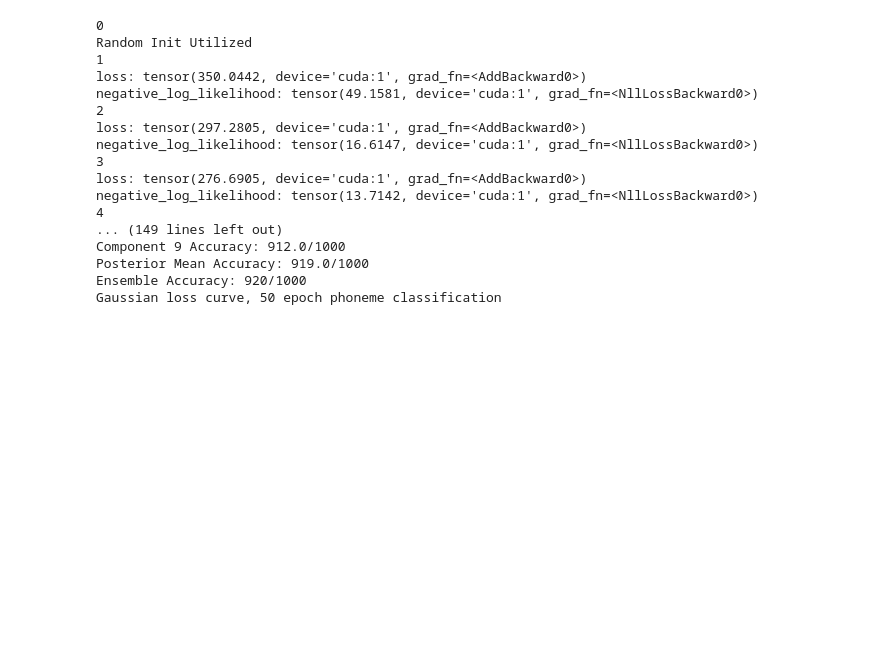
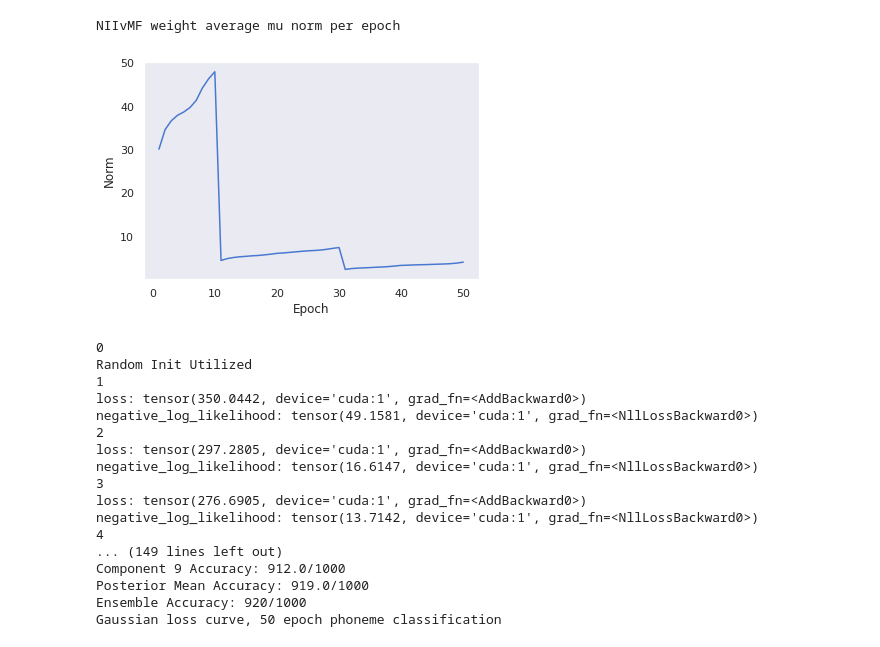
Before and after one commit to LeifMartin/BNN, a Jupyter notebook: Classification.ipynb, the cells around one changed output. Saved outputs shown, nothing was run; the diff lists cells and outputs as text; code cells hidden in the pictures; blank space fills up the shorter version.

Commit message:
Better plots and more representative results.

```diff
--- a/Classification.ipynb
+++ b/Classification.ipynb
@@ -286,6 +294,7 @@ vMF loss, 10 epoch phoneme classification
 # %%
 epochs = 30
 trtimes  = []
+norm_w_mu_layer1 = []
 # make inference on 10 networks
 for i in range(0, 1):
     print(i)
@@ -298,18 +307,21 @@ for i in range(0, 1):
 
         train = FVMF.train(net, dtrain, SAMPLES, optimizer, epoch, i,BATCH_SIZE = 100,shape = (0,256,256,257))
         trtimes.append(train[1].detach().cpu().numpy())
-        #print(net.l1.weight_mu.mean())
+        norm = 0
+        for i in net.weight_mu:
+            norm+=torch.norm(i)
+        norm_w_mu_layer1.append(norm.detach().cpu().numpy()/len(net.weight_mu))
 
     res = test_ensemble.test_ensemble(net,dtest,TEST_SAMPLES,TEST_BATCH_SIZE,BATCH_SIZE,CLASSES,DEVICE,shape = (0,256,256,257))
 x = []
 for i in range(epochs):
     x.append(i+1)
 print('Gaussian loss curve, 30 epoch phoneme classification')
-plt.xlabel('Epoch')
-plt.ylabel('Loss')
-plt.plot(x,trtimes)
-plt.savefig('Plots/Gaussian_loss_30_epoch_phoneme_classification.png')
-plt.show()
+#plt.xlabel('Epoch')
+#plt.ylabel('Loss')
+#plt.plot(x,trtimes)
+#plt.savefig('Plots/Gaussian_loss_30_epoch_phoneme_classification.png')
+#plt.show()
 # %% [output]
 0
 Random Init Utilized
@@ -332,5 +343,6 @@ Gaussian loss curve, 30 epoch phoneme classification
 # %%
 trtimes = []
+norm_w_mu_layer1 = []
 epochs = 30
 for i in range(0, 1):
     print(i)
@@ -357,7 +369,10 @@ for i in range(0, 1):
 
         train = FVMF.train(net22, dtrain, SAMPLES, optimizer, epoch, i,BATCH_SIZE = 100,shape = (0,256,256,257))
         trtimes.append(train[1].detach().cpu().numpy())
-
+        norm = 0
+        for i in net.weight_mu:
+            norm+=torch.norm(i)
+        norm_w_mu_layer1.append(norm.detach().cpu().numpy()/len(net.weight_mu))
         print('max:',net22.weight_mu[1].max())
         print('norm:',torch.norm(net22.weight_mu[1]))
 
@@ -365,11 +380,11 @@ for i in range(0, 1):
 
     #np.savetxt("soundGmaccuracies_" + str(i) + ".csv", res, delimiter=",")
 print('vMF loss, 30 epoch phoneme classification without NII')
-plt.xlabel('Epoch')
-plt.ylabel('Loss')
-plt.plot(x,trtimes)
-plt.savefig('Plots/vMF_loss_30_epoch_phoneme_classification_without_NII.png')
-plt.show()
+#plt.xlabel('Epoch')
+#plt.ylabel('Loss')
+#plt.plot(x,trtimes)
+#plt.savefig('Plots/vMF_loss_30_epoch_phoneme_classification_without_NII.png')
+#plt.show()
 res = test_ensemble.test_ensemble(net22,dtest,TEST_SAMPLES,TEST_BATCH_SIZE,BATCH_SIZE,CLASSES,DEVICE,shape = (0,256,256,257))
 # %% [output]
 0
@@ -587,3 +633,16 @@ Ensemble Accuracy: 931/1000
+# %%
+x = []
+for i in range(50):
+    x.append(i+1)
+print('NIIvMF weight average mu norm per epoch')
+plt.xlabel('Epoch')
+plt.ylabel('Norm')
+plt.plot(x,norm_w_mu_layer2)
+plt.savefig('Plots/Phoneme_NIIvMF_norm_50_epoch.png', dpi=250)
+plt.show()
+# %% [output]
+NIIvMF weight average mu norm per epoch
+[figure, added]
 # %%
 epochs = 50
 trtimes  = []
```
Also changed, not shown: parts of 17 cells of this notebook.
